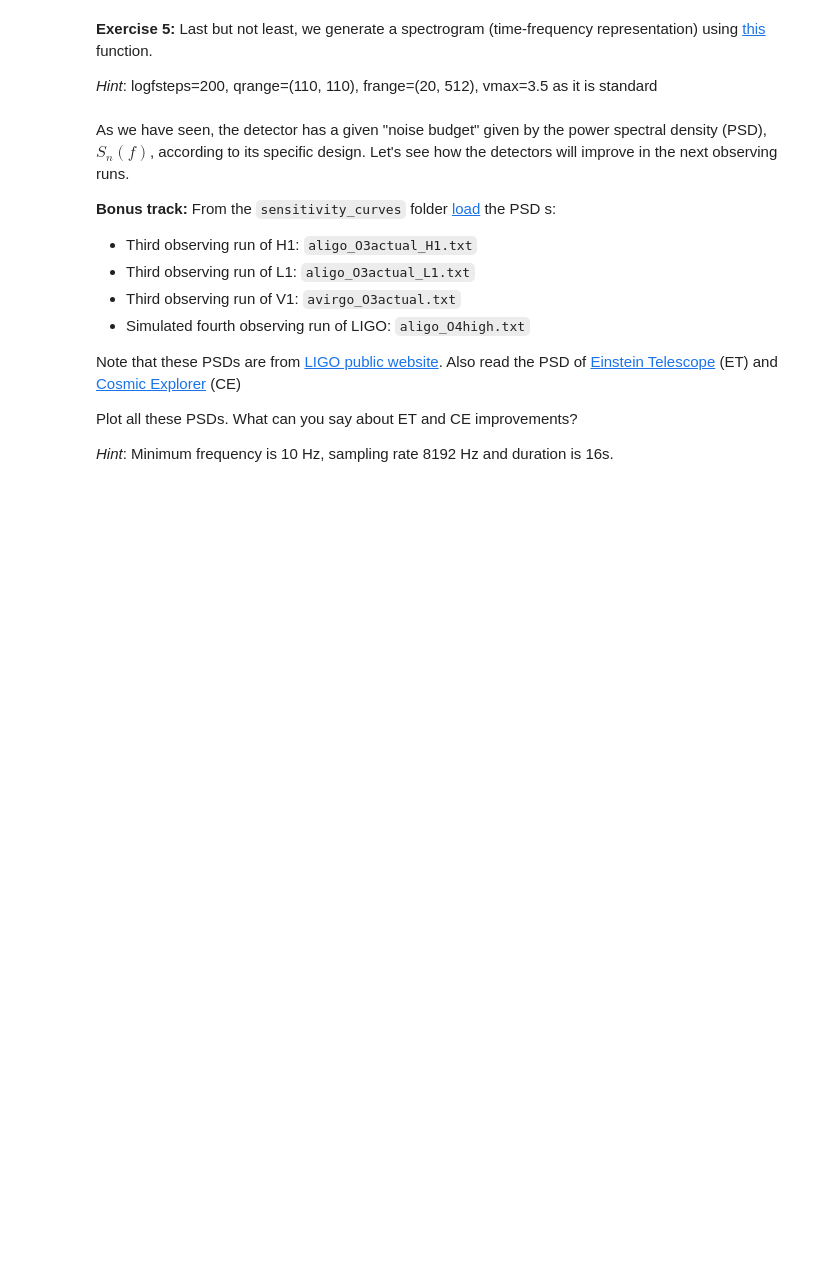
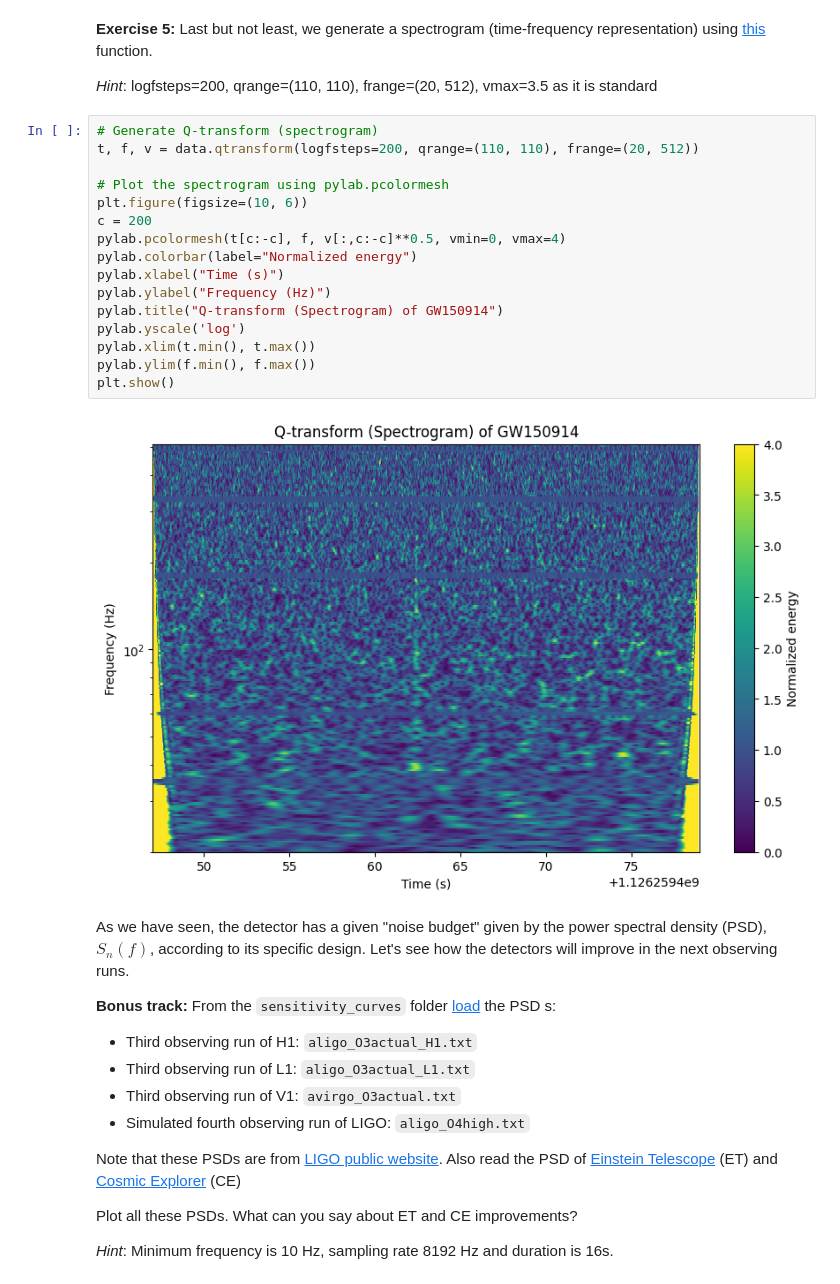
Before and after one commit to ezenio01YT/PRA3024-notebook, a Jupyter notebook: GW_tutorial_2_detector_noise_PSD.ipynb, the cells around one changed output. Cells and saved outputs as stored; diff of their text form; blank space fills up the shorter version.

```diff
--- a/GW_tutorial_2_detector_noise_PSD.ipynb
+++ b/GW_tutorial_2_detector_noise_PSD.ipynb
@@ -149,6 +198,24 @@ Now all frequency contributions are at the same level, as we can see from the PS
 **Exercise 5:** Last but not least, we generate a spectrogram (time-frequency representation) using [this](https://pycbc.org/pycbc/latest/html/pycbc.types.html#pycbc.types.timeseries.TimeSeries.qtransform) function.
 
 _Hint_: logfsteps=200, qrange=(110, 110), frange=(20, 512), vmax=3.5 as it is standard
+# %%
+# Generate Q-transform (spectrogram)
+t, f, v = data.qtransform(logfsteps=200, qrange=(110, 110), frange=(20, 512))
+
+# Plot the spectrogram using pylab.pcolormesh
+plt.figure(figsize=(10, 6))
+c = 200
+pylab.pcolormesh(t[c:-c], f, v[:,c:-c]**0.5, vmin=0, vmax=4)
+pylab.colorbar(label="Normalized energy")
+pylab.xlabel("Time (s)")
+pylab.ylabel("Frequency (Hz)")
+pylab.title("Q-transform (Spectrogram) of GW150914")
+pylab.yscale('log')
+pylab.xlim(t.min(), t.max())
+pylab.ylim(f.min(), f.max())
+plt.show()
+# %% [output]
+[figure, added]
 # %% [markdown]
 As we have seen, the detector has a given "noise budget" given  by the power spectral density (PSD), $S_{n}(f)$, according to its specific design. Let's see how the detectors will improve in the next observing runs.
 
```
Also changed, not shown: parts of 3 cells of this notebook.
